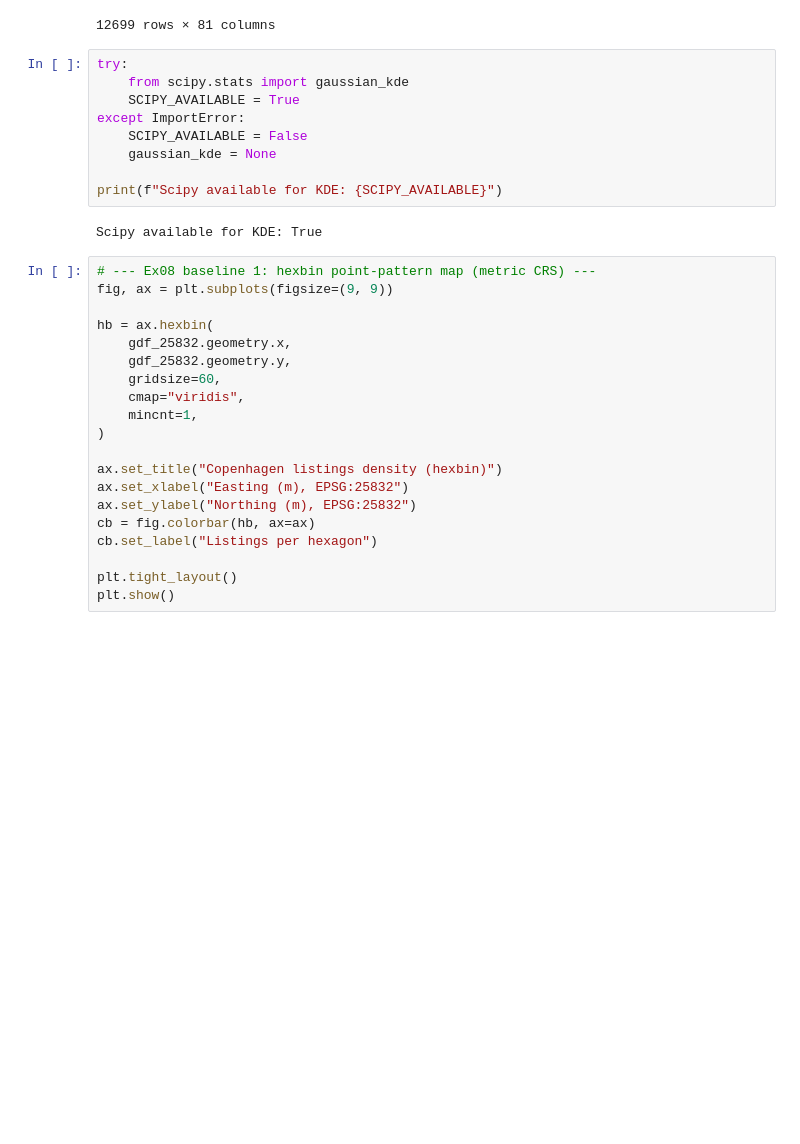
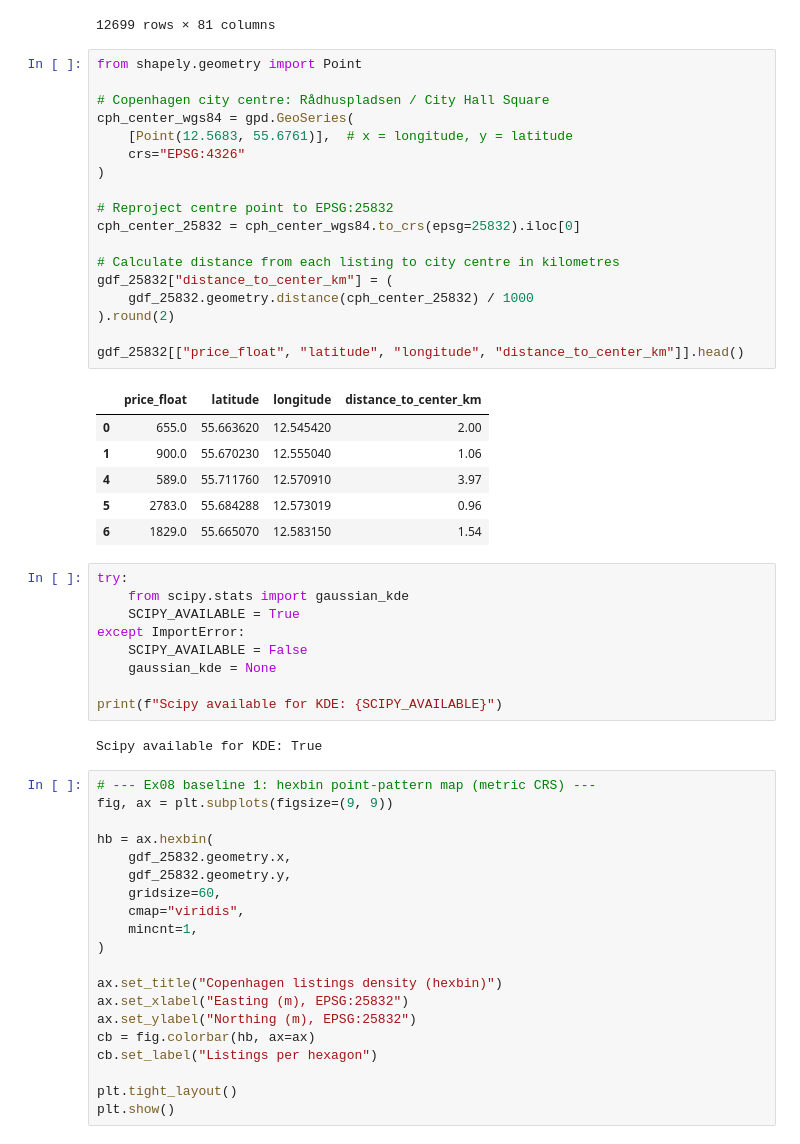
Before and after one commit to RichardKentos/copenhagen-airbnb-gds, a Jupyter notebook: preprocess.ipynb, the cells around one changed output. Drawn from its saved outputs; the diff is of its cells as text; blank space fills up the shorter version.

```diff
--- a/preprocess.ipynb
+++ b/preprocess.ipynb
@@ -148,6 +148,31 @@ Projected bounds (meters): [ 717179.19112281 6169094.91554642  728952.79813012 6
 | 22992 | 1519717312471104080 | https://www.airbnb.com/rooms/1519... | 20250929042231 | 2025-09-29 | city scrape | Bright & modern 3-BR with stunnin... | Sluseholmen is the perfect blend ... | NaN | ... |
 | 22993 | 1519724687119929267 | https://www.airbnb.com/rooms/1519... | 20250929042231 | 2025-09-29 | city scrape | Skøn nyrenoveret 3-værelses m. al... | Enjoy the simplicity of life in t... | NaN | ... |
 12699 rows × 81 columns
+# %%
+from shapely.geometry import Point
+
+# Copenhagen city centre: Rådhuspladsen / City Hall Square
+cph_center_wgs84 = gpd.GeoSeries(
+    [Point(12.5683, 55.6761)],  # x = longitude, y = latitude
+    crs="EPSG:4326"
+)
+
+# Reproject centre point to EPSG:25832
+cph_center_25832 = cph_center_wgs84.to_crs(epsg=25832).iloc[0]
+
+# Calculate distance from each listing to city centre in kilometres
+gdf_25832["distance_to_center_km"] = (
+    gdf_25832.geometry.distance(cph_center_25832) / 1000
+).round(2)
+
+gdf_25832[["price_float", "latitude", "longitude", "distance_to_center_km"]].head()
+# %% [output]
+|  | price_float | latitude | longitude | distance_to_center_km |
+| 0 | 655.0 | 55.663620 | 12.545420 | 2.00 |
+| 1 | 900.0 | 55.670230 | 12.555040 | 1.06 |
+| 4 | 589.0 | 55.711760 | 12.570910 | 3.97 |
+| 5 | 2783.0 | 55.684288 | 12.573019 | 0.96 |
+| 6 | 1829.0 | 55.665070 | 12.583150 | 1.54 |
 # %%
 try:
     from scipy.stats import gaussian_kde
```
Also changed, not shown: parts of 5 cells of this notebook.
